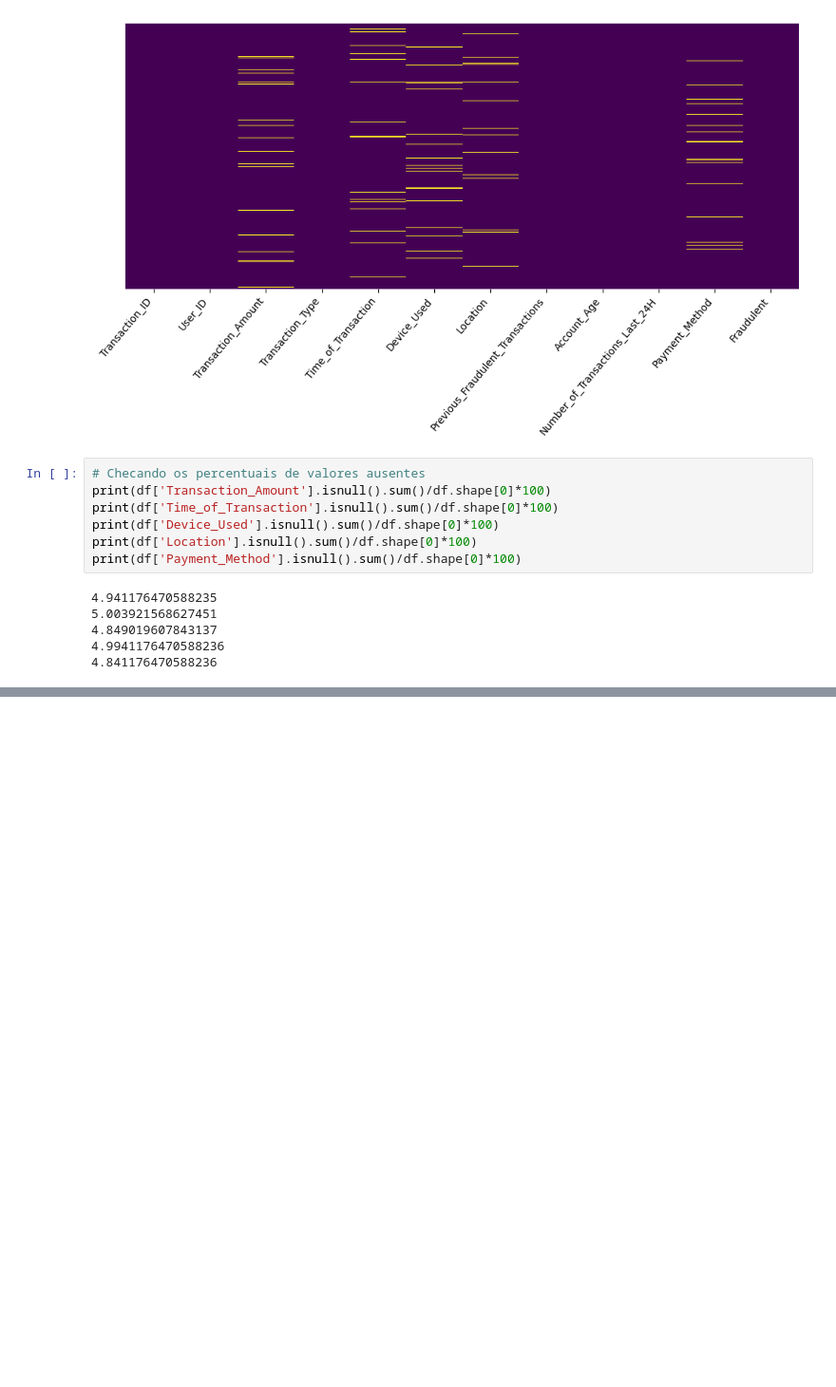
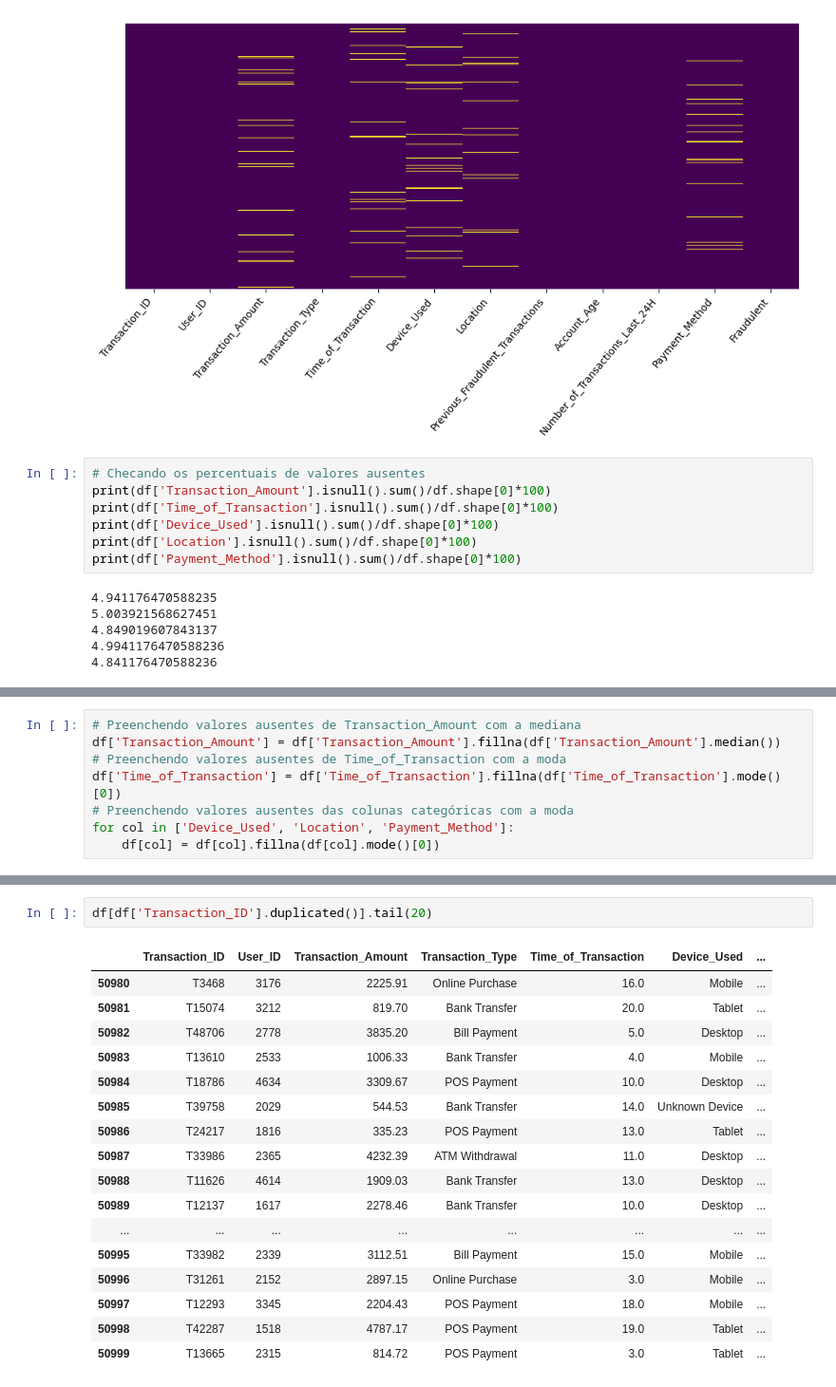
Before and after one commit to RodrigoD4v/Deteccao-de-Fraude-ML, a Jupyter notebook: notebooks/deteccao_fraudes_pagamentos.ipynb, the cells around one changed output, grey strips where cells are left out. Shown: that part at 95% size. Drawn from its saved outputs; the diff is of its cells as text; blank space fills up the shorter version.

```diff
--- a/notebooks/deteccao_fraudes_pagamentos.ipynb
+++ b/notebooks/deteccao_fraudes_pagamentos.ipynb
@@ -126,0 +127,8 @@ print(df['Payment_Method'].isnull().sum()/df.shape[0]*100)
+# %%
+# Preenchendo valores ausentes de Transaction_Amount com a mediana
+df['Transaction_Amount'] = df['Transaction_Amount'].fillna(df['Transaction_Amount'].median())
+# Preenchendo valores ausentes de Time_of_Transaction com a moda
+df['Time_of_Transaction'] = df['Time_of_Transaction'].fillna(df['Time_of_Transaction'].mode()[0])
+# Preenchendo valores ausentes das colunas categóricas com a moda
+for col in ['Device_Used', 'Location', 'Payment_Method']:
+    df[col] = df[col].fillna(df[col].mode()[0])
@@ -126,0 +195,20 @@ print(df['Payment_Method'].isnull().sum()/df.shape[0]*100)
+# %%
+df[df['Transaction_ID'].duplicated()].tail(20)
+# %% [output]
+|  | Transaction_ID | User_ID | Transaction_Amount | Transaction_Type | Time_of_Transaction | Device_Used | ... |
+| 50980 | T3468 | 3176 | 2225.91 | Online Purchase | 16.0 | Mobile | ... |
+| 50981 | T15074 | 3212 | 819.70 | Bank Transfer | 20.0 | Tablet | ... |
+| 50982 | T48706 | 2778 | 3835.20 | Bill Payment | 5.0 | Desktop | ... |
+| 50983 | T13610 | 2533 | 1006.33 | Bank Transfer | 4.0 | Mobile | ... |
+| 50984 | T18786 | 4634 | 3309.67 | POS Payment | 10.0 | Desktop | ... |
+| 50985 | T39758 | 2029 | 544.53 | Bank Transfer | 14.0 | Unknown Device | ... |
+| 50986 | T24217 | 1816 | 335.23 | POS Payment | 13.0 | Tablet | ... |
+| 50987 | T33986 | 2365 | 4232.39 | ATM Withdrawal | 11.0 | Desktop | ... |
+| 50988 | T11626 | 4614 | 1909.03 | Bank Transfer | 13.0 | Desktop | ... |
+| 50989 | T12137 | 1617 | 2278.46 | Bank Transfer | 10.0 | Desktop | ... |
+| ... | ... | ... | ... | ... | ... | ... | ... |
+| 50995 | T33982 | 2339 | 3112.51 | Bill Payment | 15.0 | Mobile | ... |
+| 50996 | T31261 | 2152 | 2897.15 | Online Purchase | 3.0 | Mobile | ... |
+| 50997 | T12293 | 3345 | 2204.43 | POS Payment | 18.0 | Mobile | ... |
+| 50998 | T42287 | 1518 | 4787.17 | POS Payment | 19.0 | Tablet | ... |
+| 50999 | T13665 | 2315 | 814.72 | POS Payment | 3.0 | Tablet | ... |
```
Also changed, not shown: parts of 13 cells of this notebook.
